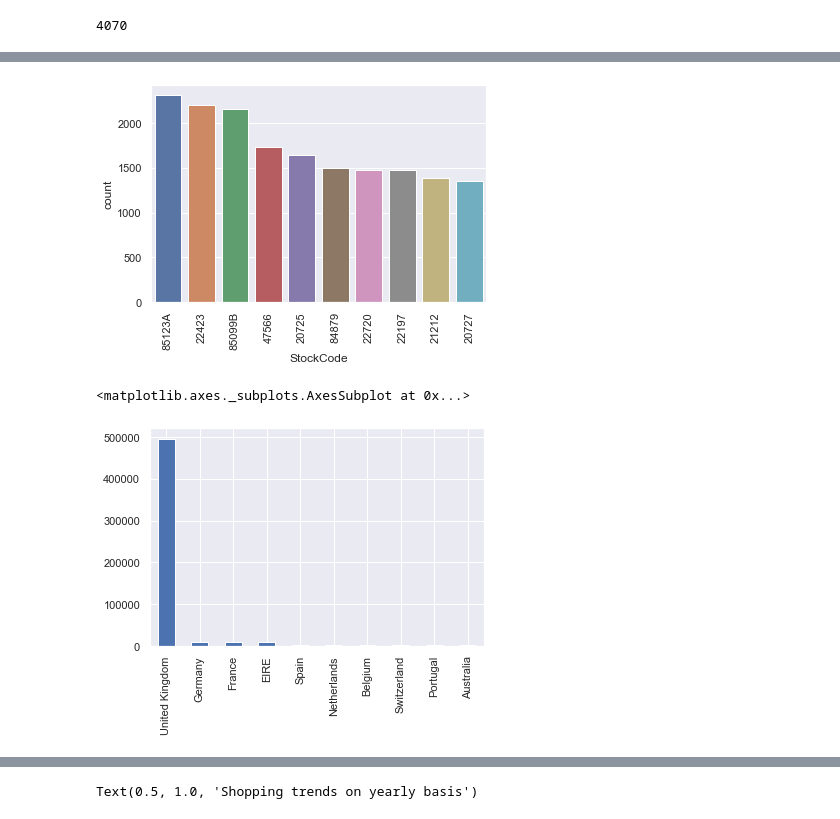
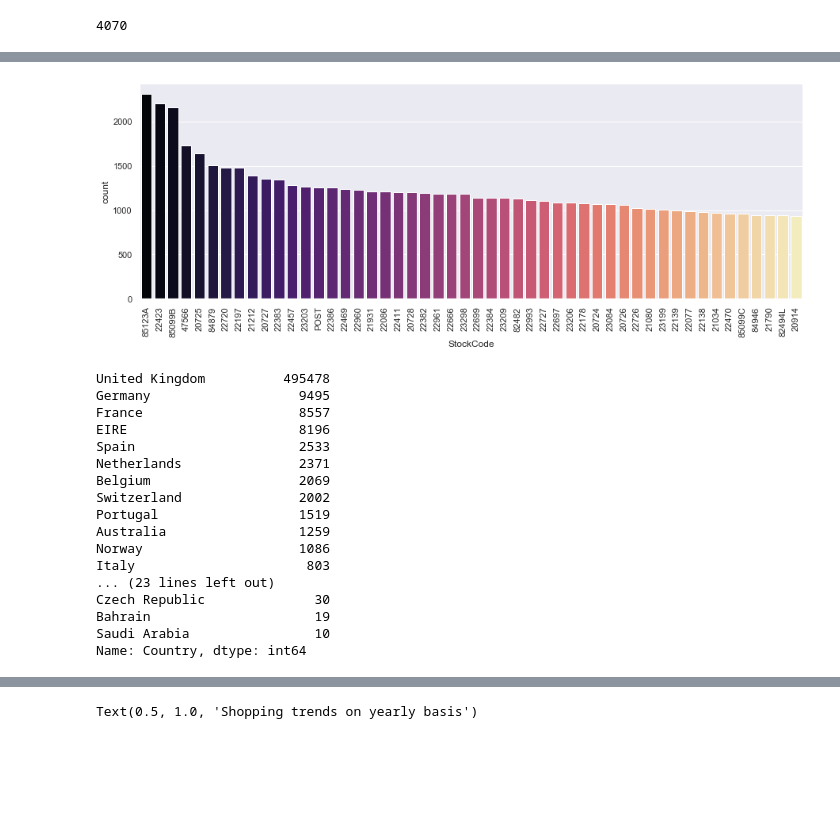
Before and after one commit to arnavdutta/Market-Basket-Analysis, a Jupyter notebook: market-basket-analysis.ipynb, the cells around one changed output, grey strips where cells are left out. Drawn from its saved outputs; the diff is of its cells as text; code cells hidden in the pictures; blank space fills up the shorter version.

```diff
--- a/market-basket-analysis.ipynb
+++ b/market-basket-analysis.ipynb
@@ -115,11 +110,27 @@ df_temp.first()
 # %%
-sns.countplot(x = df['StockCode'], data = df, order = df['StockCode'].value_counts().iloc[:10].index)
+plt.figure(figsize=(15,5))
+sns.countplot(x = df['StockCode'], data = df, order = df['StockCode'].value_counts().iloc[:50].index, palette='magma')
 plt.xticks(rotation=90)
 plt.show()
 # %% [output]
-[figure, old version]
+[figure, new version]
 # %%
-df.Country.value_counts()[:10].plot(kind='bar')
+df.Country.value_counts()
 # %% [output]
-<matplotlib.axes._subplots.AxesSubplot at 0x...>
+United Kingdom          495478
+Germany                   9495
+France                    8557
+EIRE                      8196
+Spain                     2533
+Netherlands               2371
+Belgium                   2069
+Switzerland               2002
+Portugal                  1519
+Australia                 1259
+Norway                    1086
+Italy                      803
+... (23 lines left out)
+Czech Republic              30
+Bahrain                     19
+Saudi Arabia                10
+Name: Country, dtype: int64
-[figure, removed]
```
Also changed, not shown: parts of 21 cells of this notebook.
